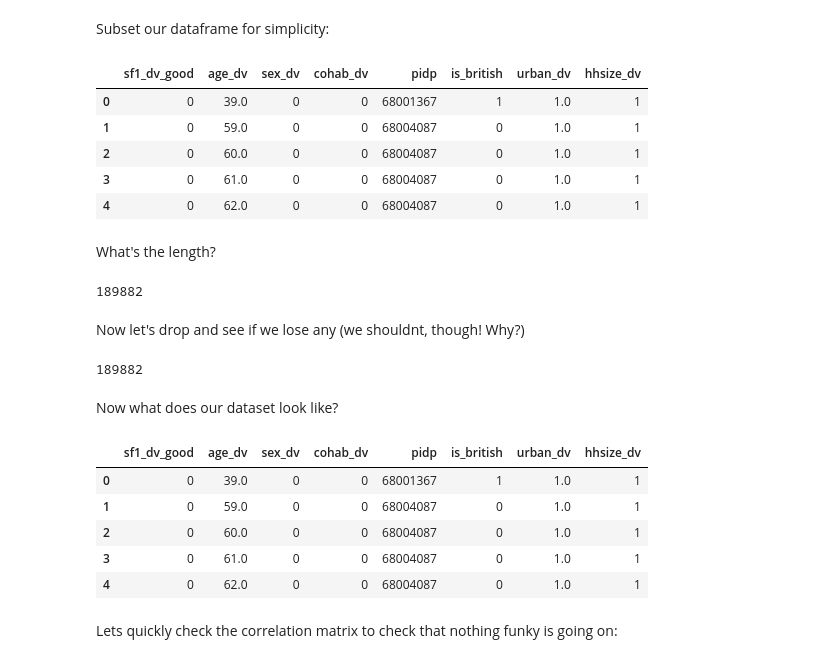
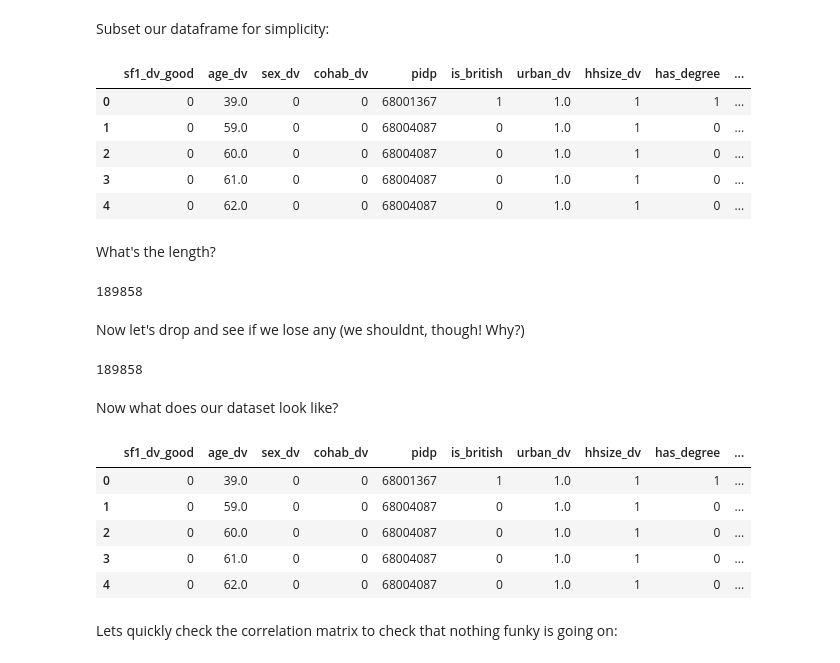
Before and after one commit to RobustiPy/robustipy, a Jupyter notebook: empirical_examples/empirical2_ukhls.ipynb, the cells around one changed output. Saved outputs shown, nothing was run; the diff lists cells and outputs as text; code cells hidden in the pictures.

```diff
--- a/empirical_examples/empirical2_ukhls.ipynb
+++ b/empirical_examples/empirical2_ukhls.ipynb
@@ -96,3 +96,7 @@ Let's next make a variable for whether an individual has a degree or not:
 df['hiqual_dv'] = pd.to_numeric(df['hiqual_dv'], errors='coerce')
 df = df[df['hiqual_dv']>0]
 df['has_degree'] = np.where(df['hiqual_dv']==3, 1, 0)
+# %%
+df['jbstat'] = pd.to_numeric(df['jbstat'], errors='coerce')
+df = df[df['jbstat']>0]
+df['jbstat'] = np.where(df['jbstat']<=2, 1, 0)
@@ -100,39 +109,39 @@ df['has_degree'] = np.where(df['hiqual_dv']==3, 1, 0)
 Subset our dataframe for simplicity:
 # %%
 df = df.reset_index()
-df = df[['sf1_dv_good', 'age_dv', 'sex_dv', 'cohab_dv', 'pidp', 'is_british', 'urban_dv', 'hhsize_dv']]
+df = df[['sf1_dv_good', 'age_dv', 'sex_dv', 'cohab_dv', 'pidp', 'is_british', 'urban_dv', 'hhsize_dv', 'has_degree', 'jbstat']]
 df.head(5)
 # %% [output]
-|  | sf1_dv_good | age_dv | sex_dv | cohab_dv | pidp | is_british | urban_dv | hhsize_dv |
-| 0 | 0 | 39.0 | 0 | 0 | 68001367 | 1 | 1.0 | 1 |
-| 1 | 0 | 59.0 | 0 | 0 | 68004087 | 0 | 1.0 | 1 |
-| 2 | 0 | 60.0 | 0 | 0 | 68004087 | 0 | 1.0 | 1 |
-| 3 | 0 | 61.0 | 0 | 0 | 68004087 | 0 | 1.0 | 1 |
-| 4 | 0 | 62.0 | 0 | 0 | 68004087 | 0 | 1.0 | 1 |
+|  | sf1_dv_good | age_dv | sex_dv | cohab_dv | pidp | is_british | urban_dv | hhsize_dv | has_degree | ... |
+| 0 | 0 | 39.0 | 0 | 0 | 68001367 | 1 | 1.0 | 1 | 1 | ... |
+| 1 | 0 | 59.0 | 0 | 0 | 68004087 | 0 | 1.0 | 1 | 0 | ... |
+| 2 | 0 | 60.0 | 0 | 0 | 68004087 | 0 | 1.0 | 1 | 0 | ... |
+| 3 | 0 | 61.0 | 0 | 0 | 68004087 | 0 | 1.0 | 1 | 0 | ... |
+| 4 | 0 | 62.0 | 0 | 0 | 68004087 | 0 | 1.0 | 1 | 0 | ... |
 # %% [markdown]
 What's the length?
 # %%
 len(df)
 # %% [output]
-189882
+189858
 # %% [markdown]
 Now let's drop and see if we lose any (we shouldnt, though! Why?)
 # %%
 df = df.dropna()
 print(len(df))
 # %% [output]
-189882
+189858
 # %% [markdown]
 Now what does our dataset look like?
 # %%
 df.head(5)
 # %% [output]
-|  | sf1_dv_good | age_dv | sex_dv | cohab_dv | pidp | is_british | urban_dv | hhsize_dv |
-| 0 | 0 | 39.0 | 0 | 0 | 68001367 | 1 | 1.0 | 1 |
-| 1 | 0 | 59.0 | 0 | 0 | 68004087 | 0 | 1.0 | 1 |
-| 2 | 0 | 60.0 | 0 | 0 | 68004087 | 0 | 1.0 | 1 |
-| 3 | 0 | 61.0 | 0 | 0 | 68004087 | 0 | 1.0 | 1 |
-| 4 | 0 | 62.0 | 0 | 0 | 68004087 | 0 | 1.0 | 1 |
+|  | sf1_dv_good | age_dv | sex_dv | cohab_dv | pidp | is_british | urban_dv | hhsize_dv | has_degree | ... |
+| 0 | 0 | 39.0 | 0 | 0 | 68001367 | 1 | 1.0 | 1 | 1 | ... |
+| 1 | 0 | 59.0 | 0 | 0 | 68004087 | 0 | 1.0 | 1 | 0 | ... |
+| 2 | 0 | 60.0 | 0 | 0 | 68004087 | 0 | 1.0 | 1 | 0 | ... |
+| 3 | 0 | 61.0 | 0 | 0 | 68004087 | 0 | 1.0 | 1 | 0 | ... |
+| 4 | 0 | 62.0 | 0 | 0 | 68004087 | 0 | 1.0 | 1 | 0 | ... |
 # %% [markdown]
 Lets quickly check the correlation matrix to check that nothing funky is going on:
 # %%
```
Also changed, not shown: parts of 6 cells of this notebook, 6 other files.
